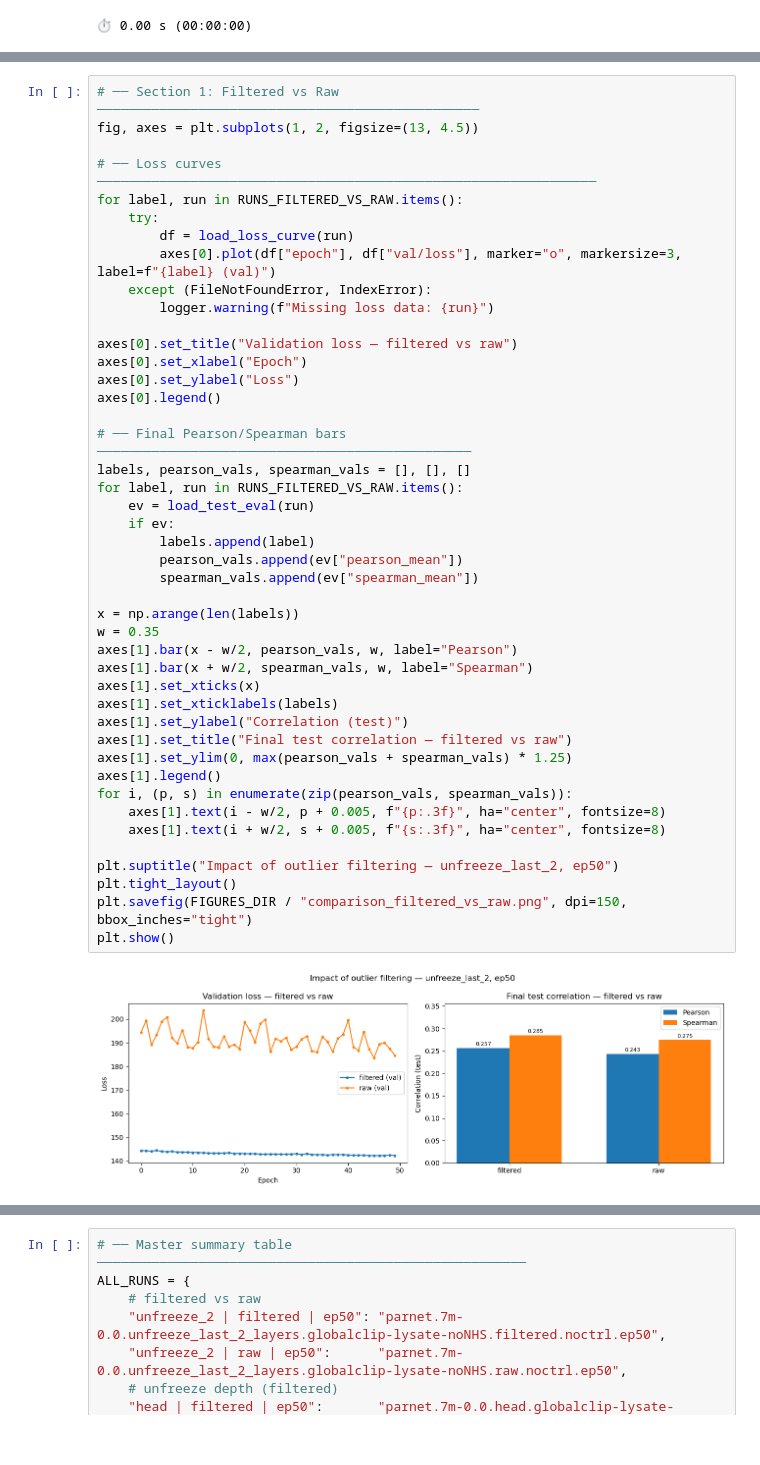
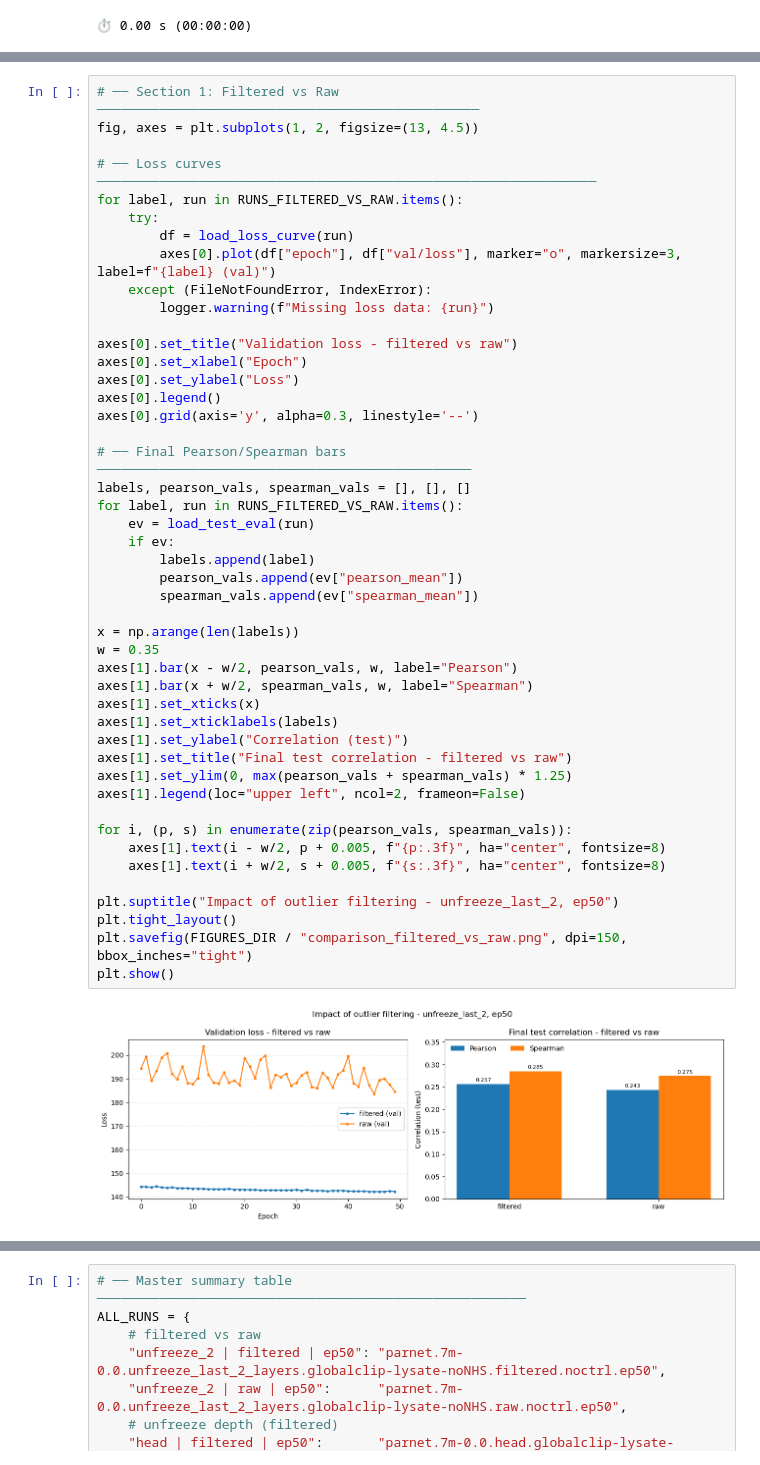
Before and after one commit to ml4rg26-deconvgclip/parnet--globalclip-head, a Jupyter notebook: notebooks/globalclip-head/05_comparison_plots.ipynb, the cells around one changed output, grey strips where cells are left out. Drawn from its saved outputs; the diff is of its cells as text.

Commit message:
Add subtle gridlines to appendix train/val plot, fix em-dash consistency

```diff
--- a/notebooks/globalclip-head/05_comparison_plots.ipynb
+++ b/notebooks/globalclip-head/05_comparison_plots.ipynb
@@ -134,37 +133,39 @@ for label, run in RUNS_FILTERED_VS_RAW.items():
     except (FileNotFoundError, IndexError):
         logger.warning(f"Missing loss data: {run}")
 
-axes[0].set_title("Validation loss — filtered vs raw")
+axes[0].set_title("Validation loss - filtered vs raw")
 axes[0].set_xlabel("Epoch")
 axes[0].set_ylabel("Loss")
 axes[0].legend()
+axes[0].grid(axis='y', alpha=0.3, linestyle='--')
 
 # ── Final Pearson/Spearman bars ────────────────────────────────────────────────
 labels, pearson_vals, spearman_vals = [], [], []
 for label, run in RUNS_FILTERED_VS_RAW.items():
     ev = load_test_eval(run)
     if ev:
         labels.append(label)
         pearson_vals.append(ev["pearson_mean"])
         spearman_vals.append(ev["spearman_mean"])
 
 x = np.arange(len(labels))
 w = 0.35
 axes[1].bar(x - w/2, pearson_vals, w, label="Pearson")
 axes[1].bar(x + w/2, spearman_vals, w, label="Spearman")
 axes[1].set_xticks(x)
 axes[1].set_xticklabels(labels)
 axes[1].set_ylabel("Correlation (test)")
-axes[1].set_title("Final test correlation — filtered vs raw")
+axes[1].set_title("Final test correlation - filtered vs raw")
 axes[1].set_ylim(0, max(pearson_vals + spearman_vals) * 1.25)
-axes[1].legend()
+axes[1].legend(loc="upper left", ncol=2, frameon=False)
+
 for i, (p, s) in enumerate(zip(pearson_vals, spearman_vals)):
     axes[1].text(i - w/2, p + 0.005, f"{p:.3f}", ha="center", fontsize=8)
     axes[1].text(i + w/2, s + 0.005, f"{s:.3f}", ha="center", fontsize=8)
 
-plt.suptitle("Impact of outlier filtering — unfreeze_last_2, ep50")
+plt.suptitle("Impact of outlier filtering - unfreeze_last_2, ep50")
 plt.tight_layout()
 plt.savefig(FIGURES_DIR / "comparison_filtered_vs_raw.png", dpi=150, bbox_inches="tight")
 plt.show()
 # %% [output]
-[figure, old version]
+[figure, new version]
```
Also changed, not shown: parts of 6 cells of this notebook.
